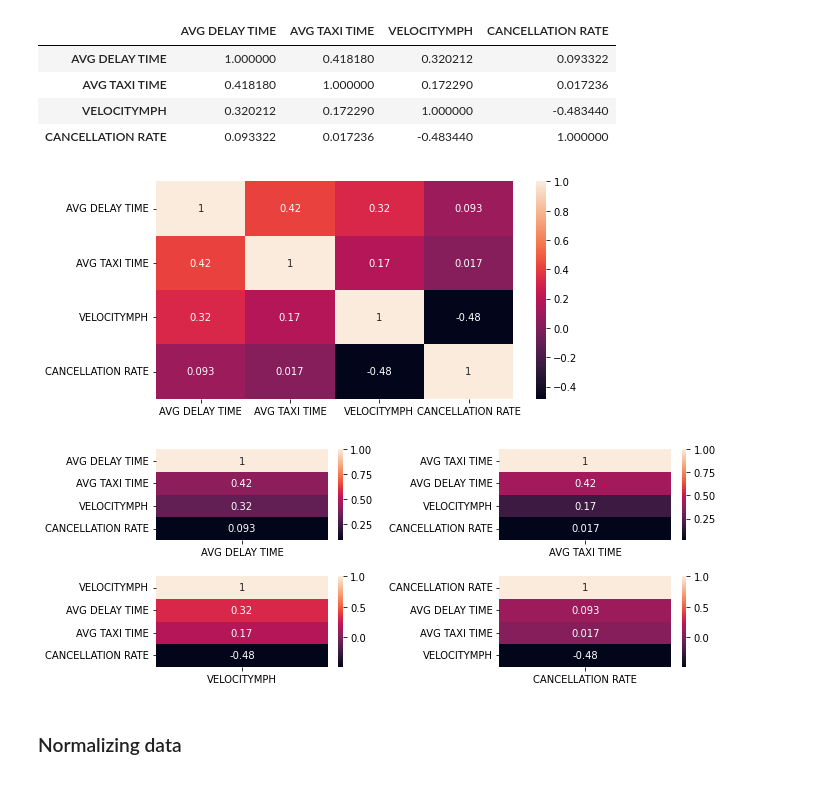
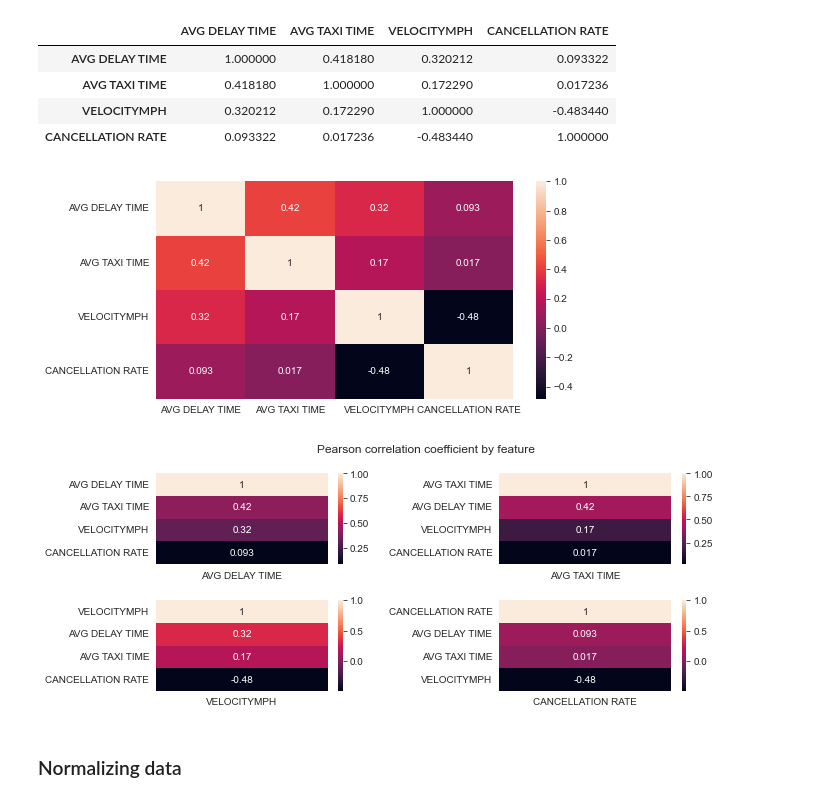
Before and after one commit to RonaldCedeno/Clustering-Flights, a Jupyter notebook: Flights K-Means.ipynb, the cells around one changed output. Drawn from its saved outputs; the diff is of its cells as text; code cells hidden in the pictures.

Commit message:
Modifications, remarks and saving plots

```diff
--- a/Flights K-Means.ipynb
+++ b/Flights K-Means.ipynb
@@ -9,6 +9,7 @@ from sklearn.preprocessing import StandardScaler
 from sklearn.cluster import KMeans
 import matplotlib.pyplot as plt
 import seaborn as sns
+sns.set_style("darkgrid")
 # %% [markdown]
 ## Reading data from file
 # %%
@@ -209,20 +210,21 @@ X.corr()
 fig,ax = plt.subplots(figsize=(8, 4))
 _=sns.heatmap(X.corr(), ax=ax, annot=True)
 # %% [output]
-[figure, old version]
+[figure, new version]
 # %%
 fig,axs = plt.subplots(2,2,figsize=(10,4))
 DT = X.corr()[['AVG DELAY TIME']].sort_values(by='AVG DELAY TIME', ascending=False)
 TT = X.corr()[['AVG TAXI TIME']].sort_values(by='AVG TAXI TIME', ascending=False)
 V = X.corr()[['VELOCITYMPH']].sort_values(by='VELOCITYMPH', ascending=False)
 CR = X.corr()[['CANCELLATION RATE']].sort_values(by='CANCELLATION RATE', ascending=False)
 _=sns.heatmap(DT, ax=axs[0,0], annot=True)
 _=sns.heatmap(TT, ax=axs[0,1], annot=True)
 _=sns.heatmap(V, ax=axs[1,0], annot=True)
 _=sns.heatmap(CR, ax=axs[1,1], annot=True)
 plt.subplots_adjust(wspace=0.6, hspace=0.4)
+_=plt.suptitle('Pearson correlation coefficient by feature')
 # %% [output]
-[figure, old version]
+[figure, new version]
 # %% [markdown]
 ### Normalizing data
 # %%
```
Also changed, not shown: parts of 5 cells of this notebook, 5 other files.
